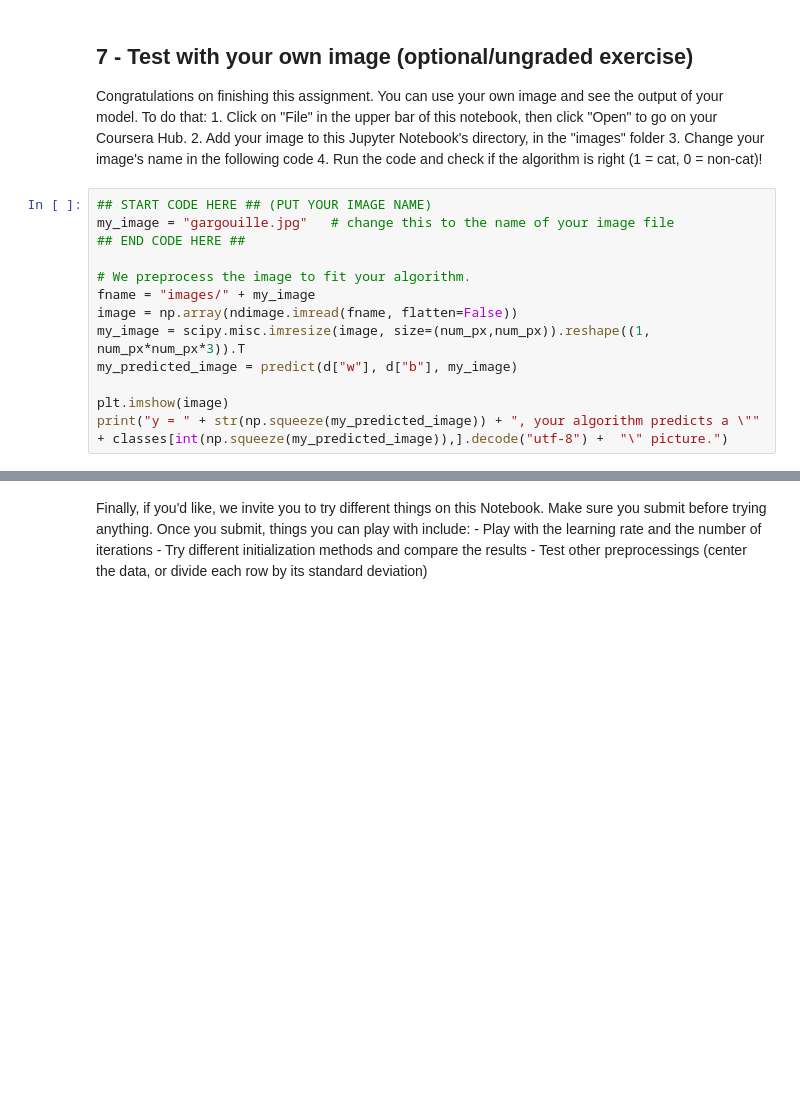
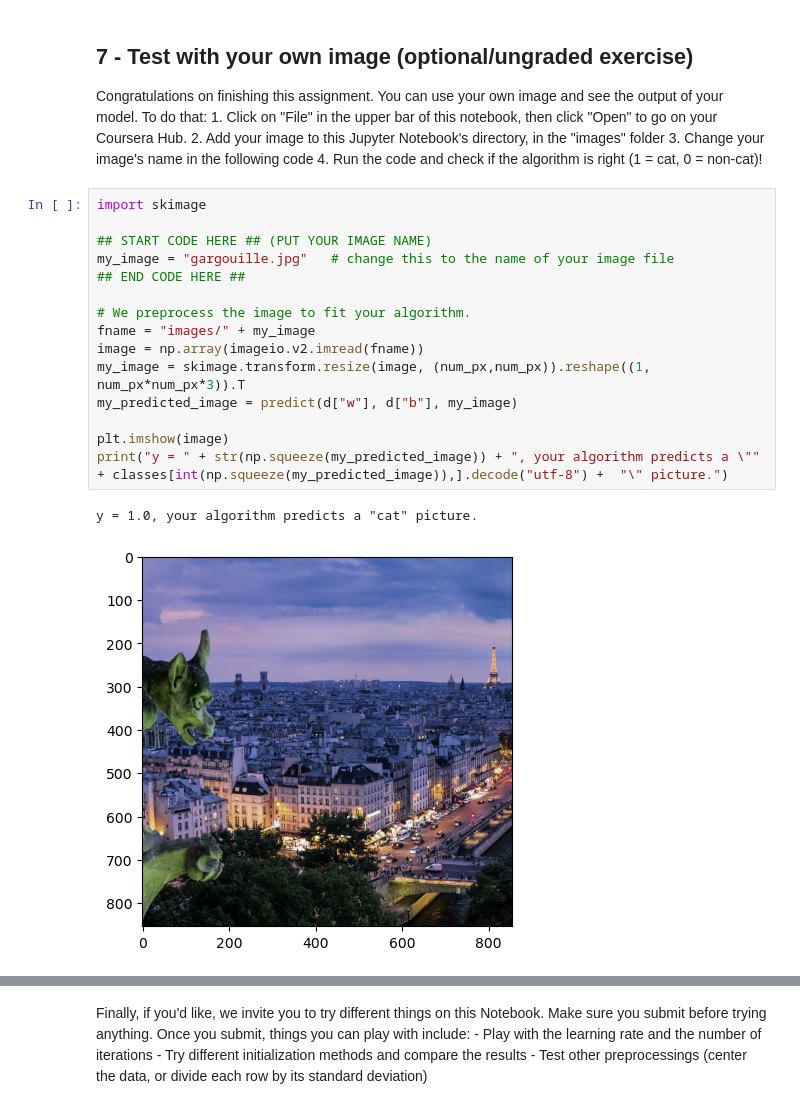
Before and after one commit to jxnu-liguobin/Andrew-Ng-Deep-Learning-notes, a Jupyter notebook: assignments/assignment1-2/assignment2_2.ipynb, the cells around one changed output, grey strips where cells are left out. Drawn from its saved outputs; the diff is of its cells as text; blank space fills up the shorter version.

```diff
--- a/assignments/assignment1-2/assignment2_2.ipynb
+++ b/assignments/assignment1-2/assignment2_2.ipynb
@@ -753,17 +766,22 @@ Congratulations on finishing this assignment. You can use your own image and see
     3. Change your image's name in the following code
     4. Run the code and check if the algorithm is right (1 = cat, 0 = non-cat)!
 # %%
+import skimage
+
 ## START CODE HERE ## (PUT YOUR IMAGE NAME)
 my_image = "gargouille.jpg"   # change this to the name of your image file
 ## END CODE HERE ##
 
 # We preprocess the image to fit your algorithm.
 fname = "images/" + my_image
-image = np.array(ndimage.imread(fname, flatten=False))
-my_image = scipy.misc.imresize(image, size=(num_px,num_px)).reshape((1, num_px*num_px*3)).T
+image = np.array(imageio.v2.imread(fname))
+my_image = skimage.transform.resize(image, (num_px,num_px)).reshape((1, num_px*num_px*3)).T
 my_predicted_image = predict(d["w"], d["b"], my_image)
 
 plt.imshow(image)
 print("y = " + str(np.squeeze(my_predicted_image)) + ", your algorithm predicts a \"" + classes[int(np.squeeze(my_predicted_image)),].decode("utf-8") +  "\" picture.")
+# %% [output]
+y = 1.0, your algorithm predicts a "cat" picture.
+[figure, added]
 # %% [markdown]
 <font color='blue'>
```
Also changed, not shown: parts of 3 cells of this notebook, 8 other files.
